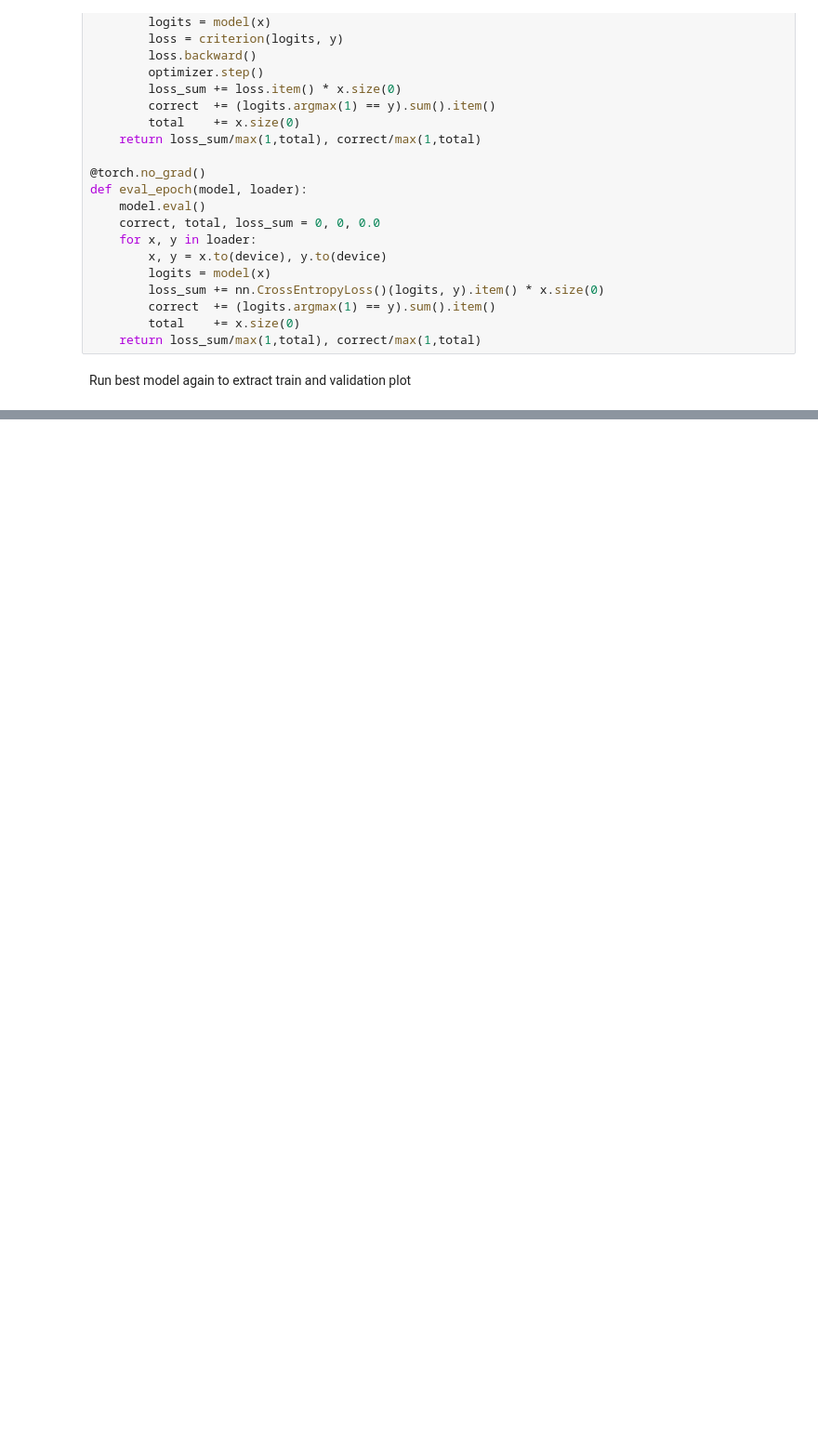
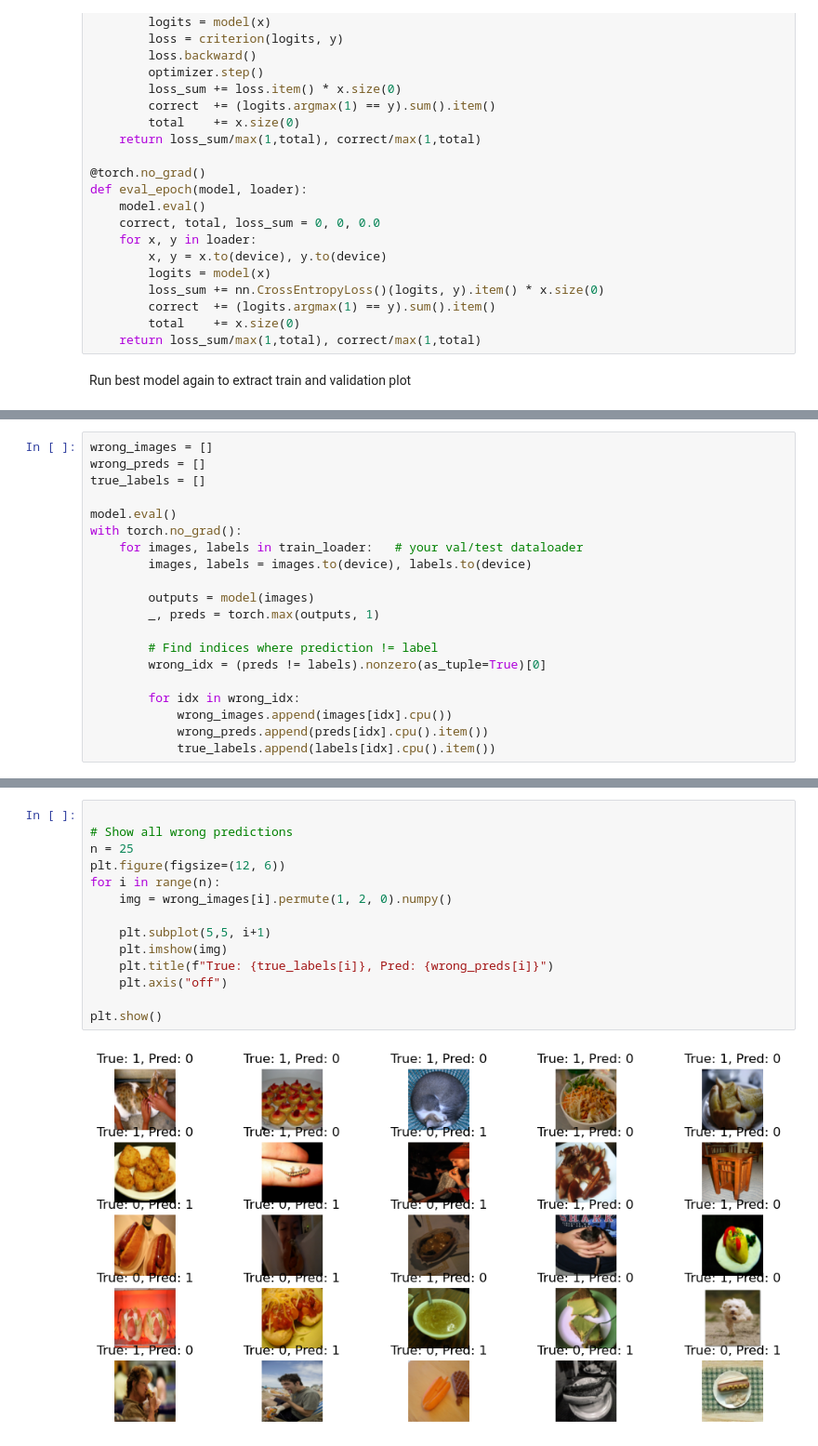
Before and after one commit to KonzelmannJonas/DTU25_IDLCV_Group33, a Jupyter notebook: project1/plots.ipynb, the cells around one changed output, grey strips where cells are left out. Shown at 93% size. Saved outputs shown, nothing was run; the diff lists cells and outputs as text; blank space fills up the shorter version.

```diff
--- a/project1/plots.ipynb
+++ b/project1/plots.ipynb
@@ -202,0 +349,20 @@ print(tr)
+# %%
+wrong_images = []
+wrong_preds = []
+true_labels = []
+
+model.eval()
+with torch.no_grad():
+    for images, labels in train_loader:   # your val/test dataloader
+        images, labels = images.to(device), labels.to(device)
+
+        outputs = model(images)
+        _, preds = torch.max(outputs, 1)
+
+        # Find indices where prediction != label
+        wrong_idx = (preds != labels).nonzero(as_tuple=True)[0]
+
+        for idx in wrong_idx:
+            wrong_images.append(images[idx].cpu())
+            wrong_preds.append(preds[idx].cpu().item())
+            true_labels.append(labels[idx].cpu().item())
@@ -202,0 +373,16 @@ print(tr)
+# %%
+
+# Show all wrong predictions
+n = 25
+plt.figure(figsize=(12, 6))
+for i in range(n):
+    img = wrong_images[i].permute(1, 2, 0).numpy()
+
+    plt.subplot(5,5, i+1)
+    plt.imshow(img)
+    plt.title(f"True: {true_labels[i]}, Pred: {wrong_preds[i]}")
+    plt.axis("off")
+
+plt.show()
+# %% [output]
+[figure, added]
```
Also changed, not shown: parts of 16 cells of this notebook, 2 other files.
